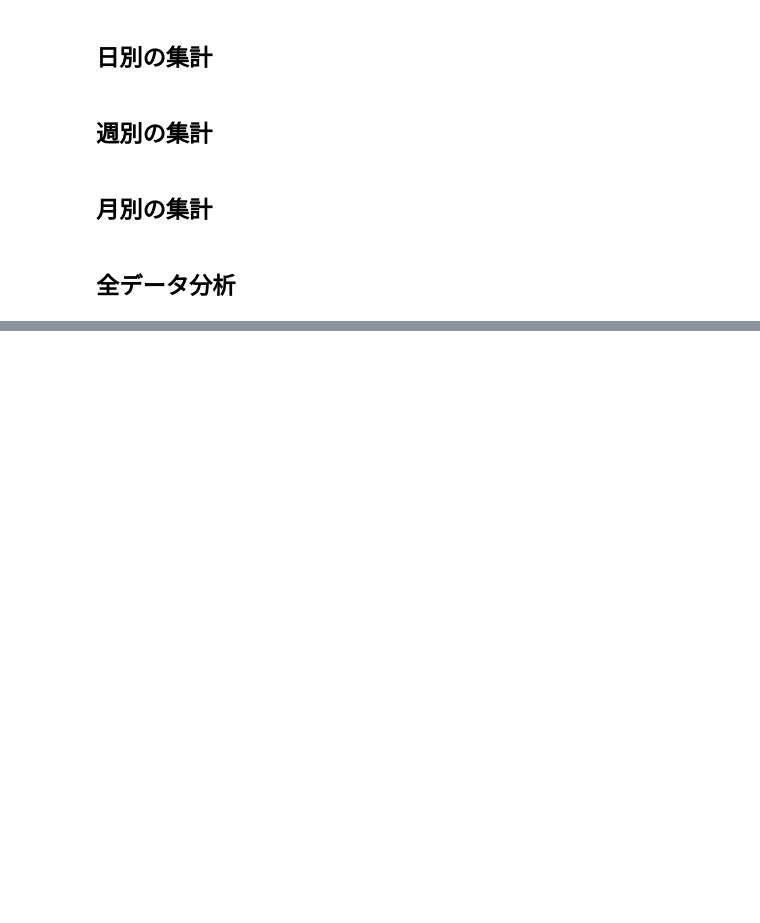
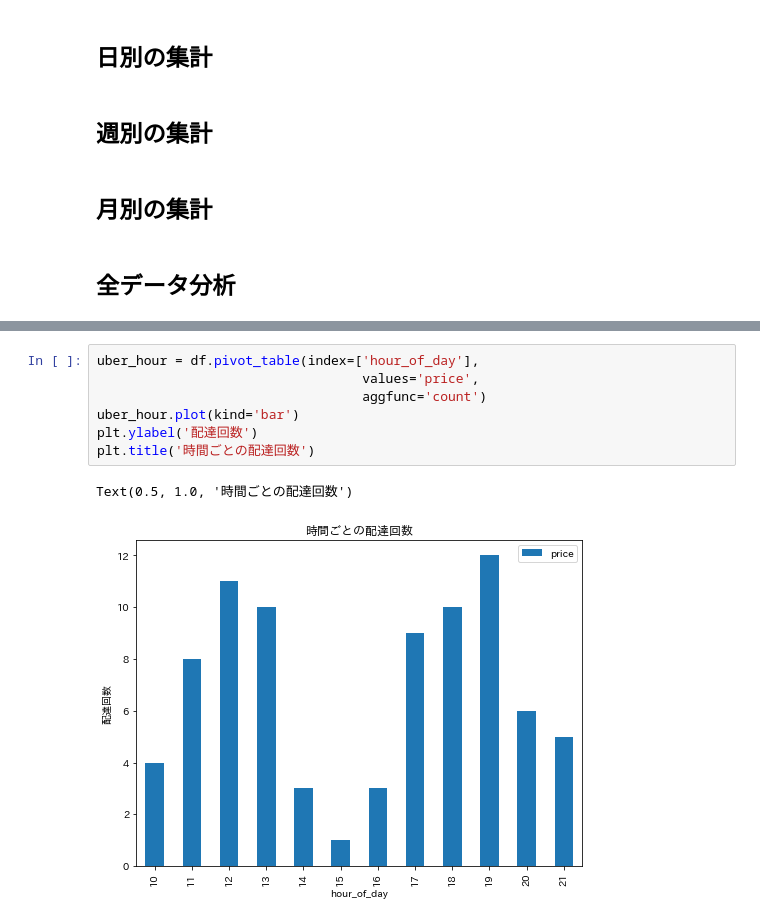
Before and after one commit to tsu-nera/ubereats-analysis, a Jupyter notebook: notebooks/trip_analysis.ipynb, the cells around one changed output, grey strips where cells are left out. Drawn from its saved outputs; the diff is of its cells as text; blank space fills up the shorter version.

```diff
--- a/notebooks/trip_analysis.ipynb
+++ b/notebooks/trip_analysis.ipynb
@@ -115,0 +120,10 @@ mpl.get_configdir()
+# %%
+uber_hour = df.pivot_table(index=['hour_of_day'],
+                                  values='price',
+                                  aggfunc='count')
+uber_hour.plot(kind='bar')
+plt.ylabel('配達回数')
+plt.title('時間ごとの配達回数')
+# %% [output]
+Text(0.5, 1.0, '時間ごとの配達回数')
+[figure, added]
```
Also changed, not shown: parts of 7 cells of this notebook.
